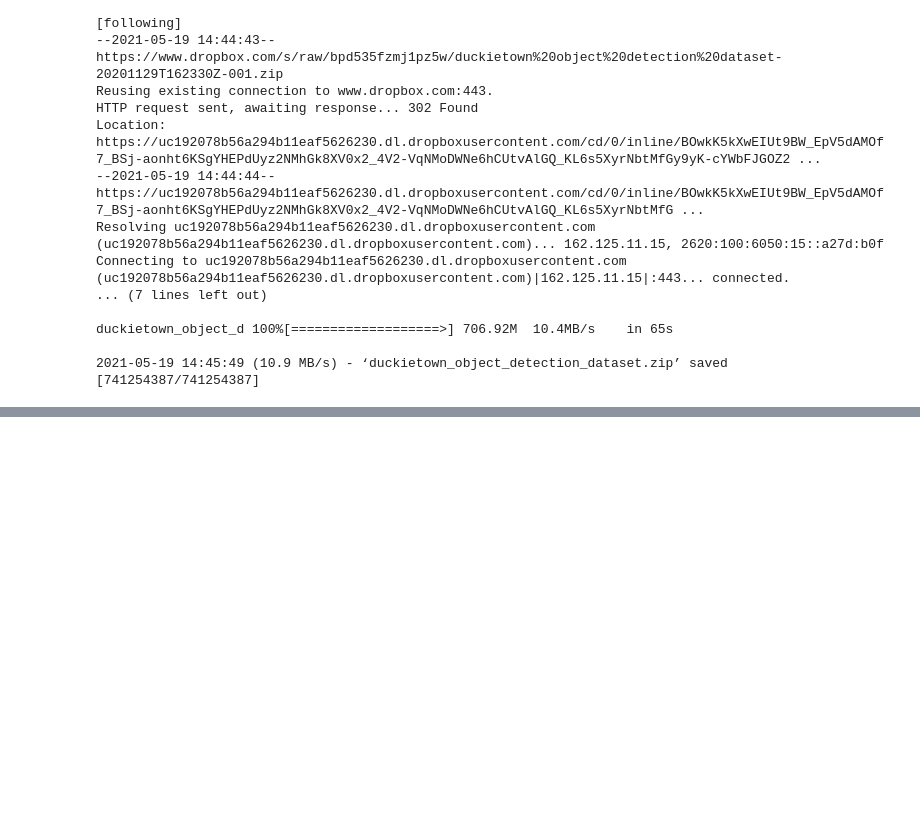
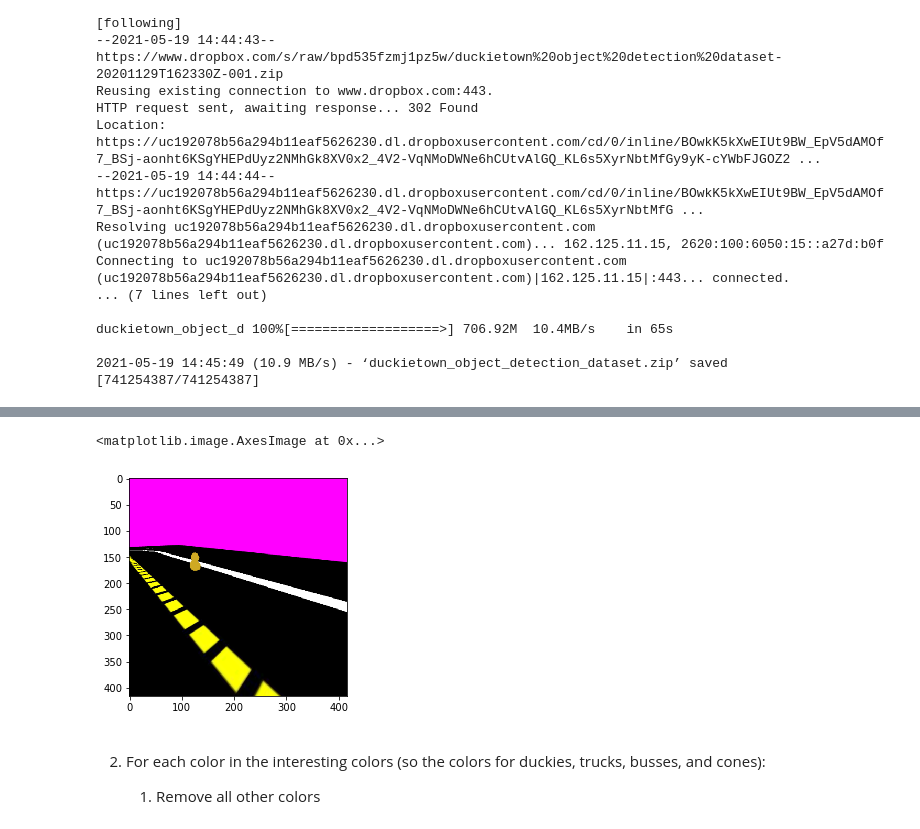
Before and after one commit to olivier-2018/dt-exercises, a Jupyter notebook: mooc-object-detection/solution/02-Setup-Data-Collection/setup.ipynb, the cells around one changed output, grey strips where cells are left out. Cells and saved outputs as stored; diff of their text form; code cells hidden in the pictures; blank space fills up the shorter version.

```diff
--- a/mooc-object-detection/solution/02-Setup-Data-Collection/setup.ipynb
+++ b/mooc-object-detection/solution/02-Setup-Data-Collection/setup.ipynb
@@ -276,0 +272,9 @@ TODO: insert function definition
+# %%
+plt.imshow(obs_seg)
+# %% [output]
+<matplotlib.image.AxesImage at 0x...>
+[figure, added]
+# %% [markdown]
+2. For each color in the interesting colors (so the colors for duckies, trucks, busses, and cones):
+
+   1. Remove all other colors
```
Also changed, not shown: parts of 17 cells of this notebook, 5 other files.
